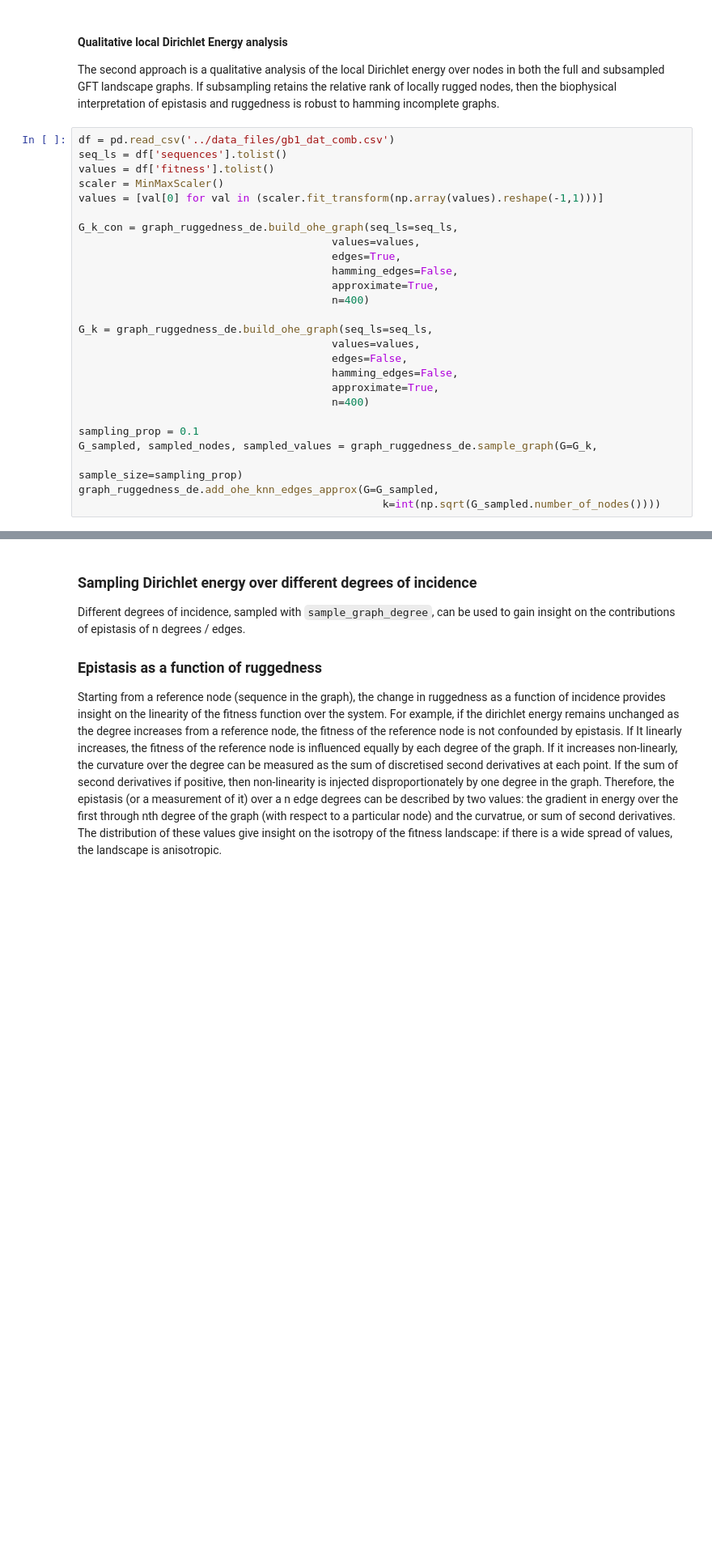
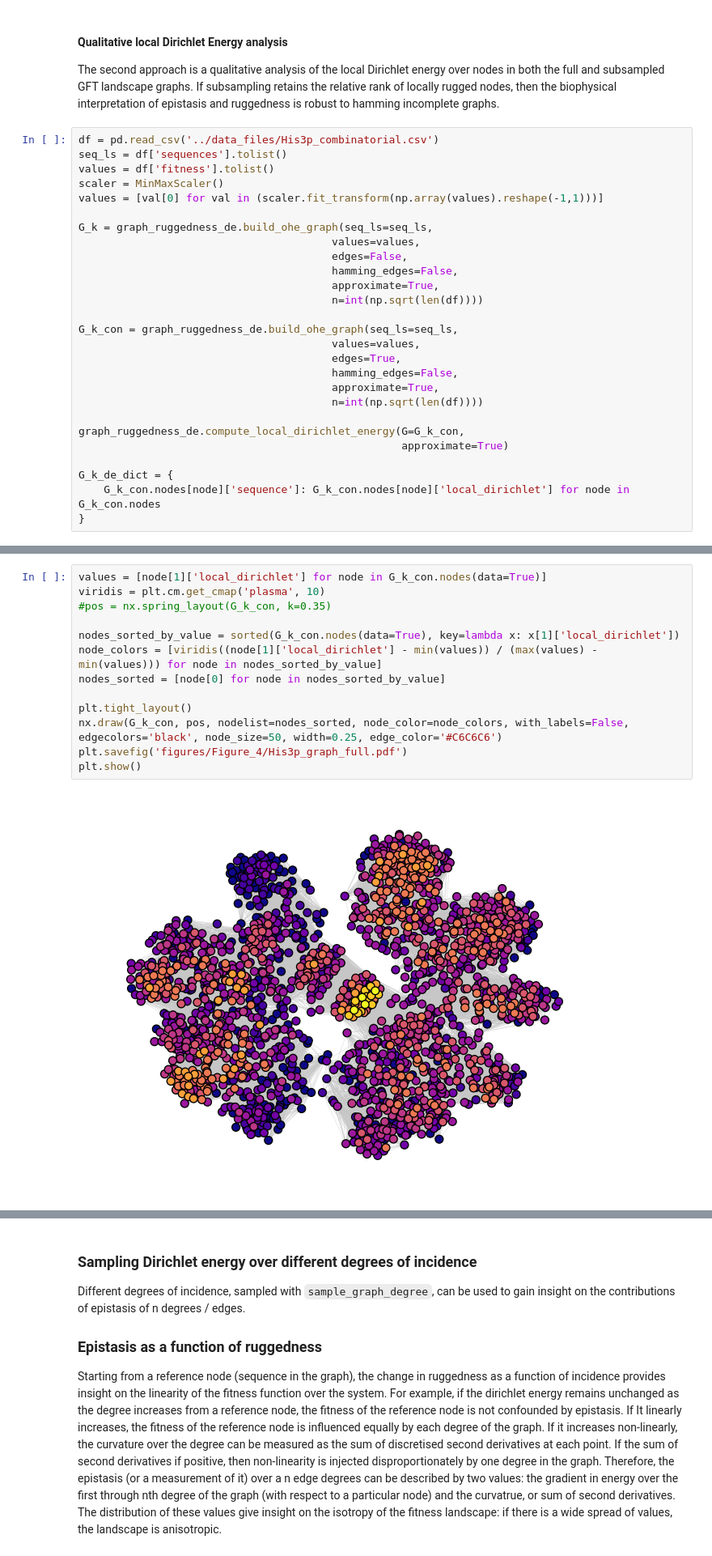
Before and after one commit to RSCJacksonLab/graph-ruggedness-de, a Jupyter notebook: src/Figure_4.ipynb, the cells around one changed output, grey strips where cells are left out. Shown at 81% size. Cells and saved outputs as stored; diff of their text form; blank space fills up the shorter version.

```diff
--- a/src/Figure_4.ipynb
+++ b/src/Figure_4.ipynb
@@ -96,28 +203,29 @@ First - this can be tested quantitatively by comparing the cumulative sum the ma
 #### Qualitative local Dirichlet Energy analysis
 The second approach is a qualitative analysis of the local Dirichlet energy over nodes in both the full and subsampled GFT landscape graphs. If subsampling retains the relative rank of locally rugged nodes, then the biophysical interpretation of epistasis and ruggedness is robust to hamming incomplete graphs.
 # %%
-df = pd.read_csv('../data_files/gb1_dat_comb.csv')
+df = pd.read_csv('../data_files/His3p_combinatorial.csv')
 seq_ls = df['sequences'].tolist()
 values = df['fitness'].tolist()
 scaler = MinMaxScaler()
 values = [val[0] for val in (scaler.fit_transform(np.array(values).reshape(-1,1)))]
+
+G_k = graph_ruggedness_de.build_ohe_graph(seq_ls=seq_ls,
+                                        values=values,
+                                        edges=False,
+                                        hamming_edges=False,
+                                        approximate=True,
+                                        n=int(np.sqrt(len(df))))
 
 G_k_con = graph_ruggedness_de.build_ohe_graph(seq_ls=seq_ls,
                                         values=values,
                                         edges=True,
                                         hamming_edges=False,
                                         approximate=True,
-                                        n=400)
+                                        n=int(np.sqrt(len(df))))
 
-G_k = graph_ruggedness_de.build_ohe_graph(seq_ls=seq_ls,
-                                        values=values,
-                                        edges=False,
-                                        hamming_edges=False,
-                                        approximate=True,
-                                        n=400)
+graph_ruggedness_de.compute_local_dirichlet_energy(G=G_k_con,
+                                                   approximate=True)
 
-sampling_prop = 0.1
-G_sampled, sampled_nodes, sampled_values = graph_ruggedness_de.sample_graph(G=G_k,
-                                                                            sample_size=sampling_prop)
-graph_ruggedness_de.add_ohe_knn_edges_approx(G=G_sampled,
-                                                k=int(np.sqrt(G_sampled.number_of_nodes())))
+G_k_de_dict = {
+    G_k_con.nodes[node]['sequence']: G_k_con.nodes[node]['local_dirichlet'] for node in G_k_con.nodes
+}
@@ -142,0 +298,15 @@ graph_ruggedness_de.compute_local_dirichlet_energy(G=G_sampled,
+# %%
+values = [node[1]['local_dirichlet'] for node in G_k_con.nodes(data=True)]
+viridis = plt.cm.get_cmap('plasma', 10)
+#pos = nx.spring_layout(G_k_con, k=0.35)
+
+nodes_sorted_by_value = sorted(G_k_con.nodes(data=True), key=lambda x: x[1]['local_dirichlet'])
+node_colors = [viridis((node[1]['local_dirichlet'] - min(values)) / (max(values) - min(values))) for node in nodes_sorted_by_value]
+nodes_sorted = [node[0] for node in nodes_sorted_by_value]
+
+plt.tight_layout()
+nx.draw(G_k_con, pos, nodelist=nodes_sorted, node_color=node_colors, with_labels=False, edgecolors='black', node_size=50, width=0.25, edge_color='#C6C6C6')
+plt.savefig('figures/Figure_4/His3p_graph_full.pdf')
+plt.show()
+# %% [output]
+[figure, added]
```
Also changed, not shown: parts of 38 cells of this notebook, 1 other file.
